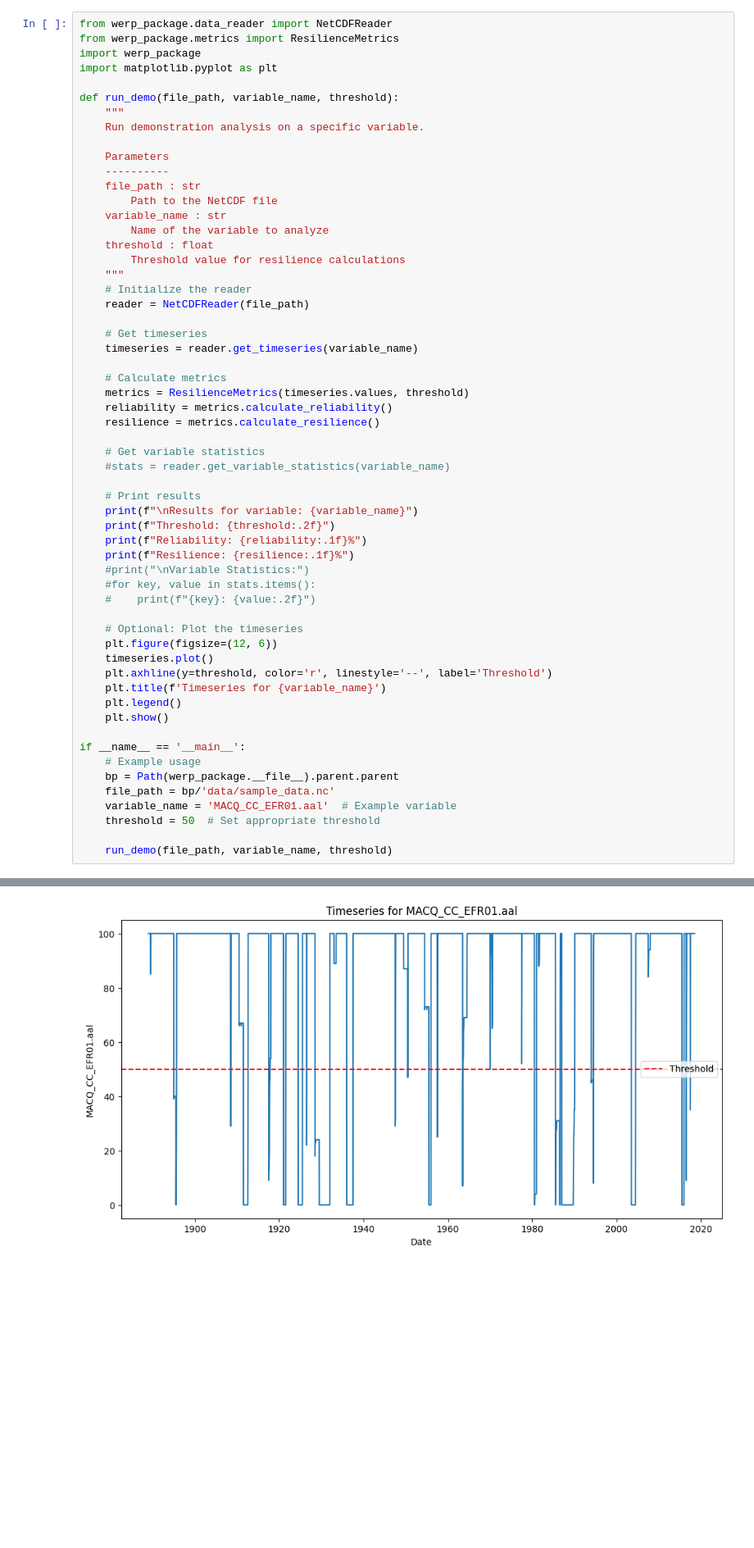
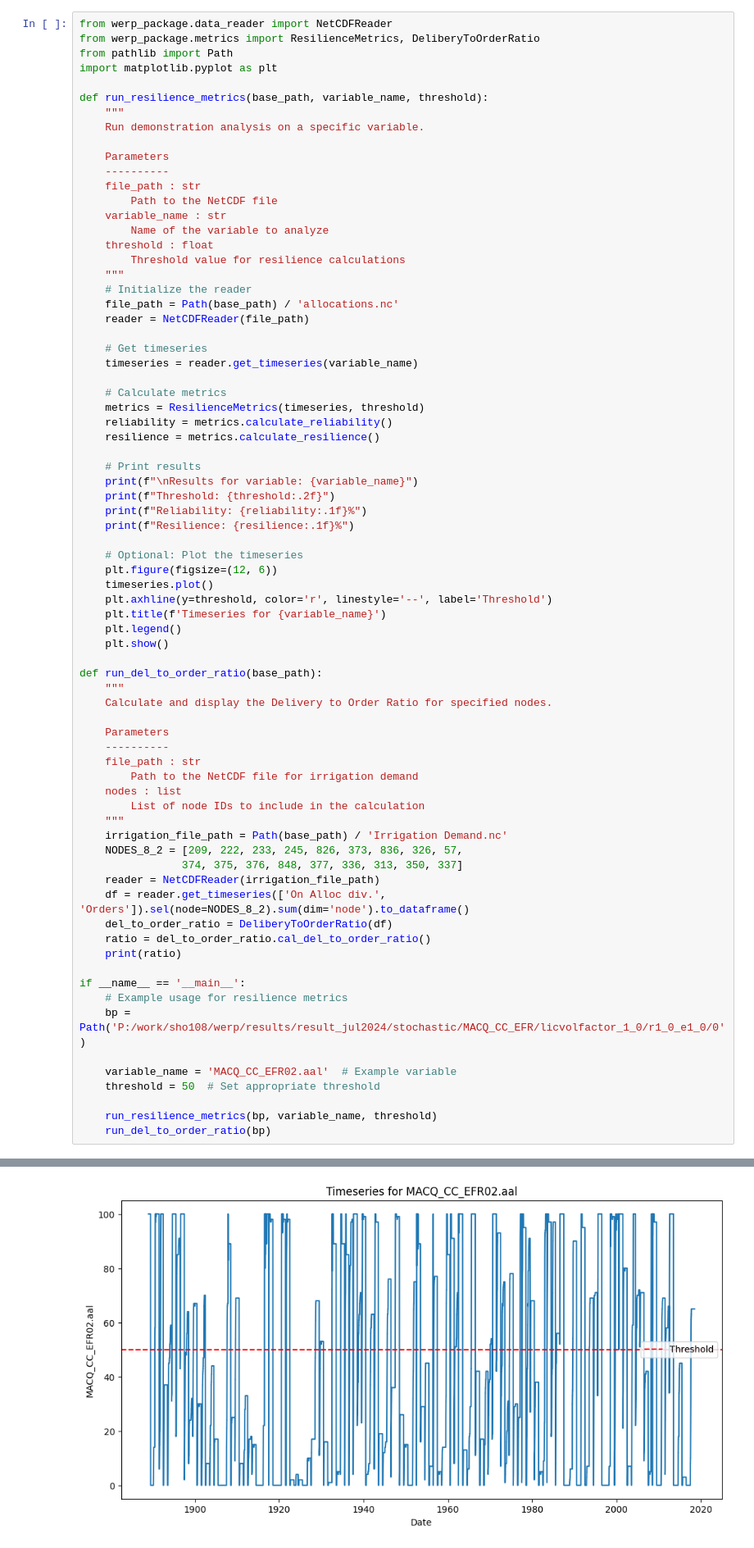
Before and after one commit to ashkanshokri/werp_package, a Jupyter notebook: examples/demo.ipynb, the cells around one changed output, grey strips where cells are left out. Shown at 82% size. Saved outputs shown, nothing was run; the diff lists cells and outputs as text; blank space fills up the shorter version.

```diff
--- a/examples/demo.ipynb
+++ b/examples/demo.ipynb
@@ -1,10 +1,10 @@
 # %%
 from werp_package.data_reader import NetCDFReader
-from werp_package.metrics import ResilienceMetrics
-import werp_package
+from werp_package.metrics import ResilienceMetrics, DeliberyToOrderRatio
+from pathlib import Path
 import matplotlib.pyplot as plt
 
-def run_demo(file_path, variable_name, threshold):
+def run_resilience_metrics(base_path, variable_name, threshold):
     """
     Run demonstration analysis on a specific variable.
 
@@ -18,27 +18,22 @@ def run_demo(file_path, variable_name, threshold):
         Threshold value for resilience calculations
     """
     # Initialize the reader
+    file_path = Path(base_path) / 'allocations.nc'
     reader = NetCDFReader(file_path)
 
     # Get timeseries
     timeseries = reader.get_timeseries(variable_name)
 
     # Calculate metrics
-    metrics = ResilienceMetrics(timeseries.values, threshold)
+    metrics = ResilienceMetrics(timeseries, threshold)
     reliability = metrics.calculate_reliability()
     resilience = metrics.calculate_resilience()
-
-    # Get variable statistics
-    #stats = reader.get_variable_statistics(variable_name)
 
     # Print results
     print(f"\nResults for variable: {variable_name}")
     print(f"Threshold: {threshold:.2f}")
     print(f"Reliability: {reliability:.1f}%")
     print(f"Resilience: {resilience:.1f}%")
-    #print("\nVariable Statistics:")
-    #for key, value in stats.items():
-    #    print(f"{key}: {value:.2f}")
 
     # Optional: Plot the timeseries
     plt.figure(figsize=(12, 6))
@@ -48,12 +43,33 @@ def run_demo(file_path, variable_name, threshold):
     plt.legend()
     plt.show()
 
+def run_del_to_order_ratio(base_path):
+    """
+    Calculate and display the Delivery to Order Ratio for specified nodes.
+
+    Parameters
+    ----------
+    file_path : str
+        Path to the NetCDF file for irrigation demand
+    nodes : list
+        List of node IDs to include in the calculation
+    """
+    irrigation_file_path = Path(base_path) / 'Irrigation Demand.nc'
+    NODES_8_2 = [209, 222, 233, 245, 826, 373, 836, 326, 57,
+                374, 375, 376, 848, 377, 336, 313, 350, 337]
+    reader = NetCDFReader(irrigation_file_path)
+    df = reader.get_timeseries(['On Alloc div.', 'Orders']).sel(node=NODES_8_2).sum(dim='node').to_dataframe()
+    del_to_order_ratio = DeliberyToOrderRatio(df)
+    ratio = del_to_order_ratio.cal_del_to_order_ratio()
+    print(ratio)
+
 if __name__ == '__main__':
-    # Example usage
-    bp = Path(werp_package.__file__).parent.parent
-    file_path = bp/'data/sample_data.nc'
-    variable_name = 'MACQ_CC_EFR01.aal'  # Example variable
+    # Example usage for resilience metrics
+    bp = Path('P:/work/sho108/werp/results/result_jul2024/stochastic/MACQ_CC_EFR/licvolfactor_1_0/r1_0_e1_0/0')
+
+    variable_name = 'MACQ_CC_EFR02.aal'  # Example variable
     threshold = 50  # Set appropriate threshold
 
-    run_demo(file_path, variable_name, threshold)
+    run_resilience_metrics(bp, variable_name, threshold)
+    run_del_to_order_ratio(bp)
 # %% [output]
@@ -64 +80 @@ Resilience: 0.4%
-[figure, old version]
+[figure, new version]
```
Also changed, not shown: parts of 2 cells of this notebook, 2 other files.
